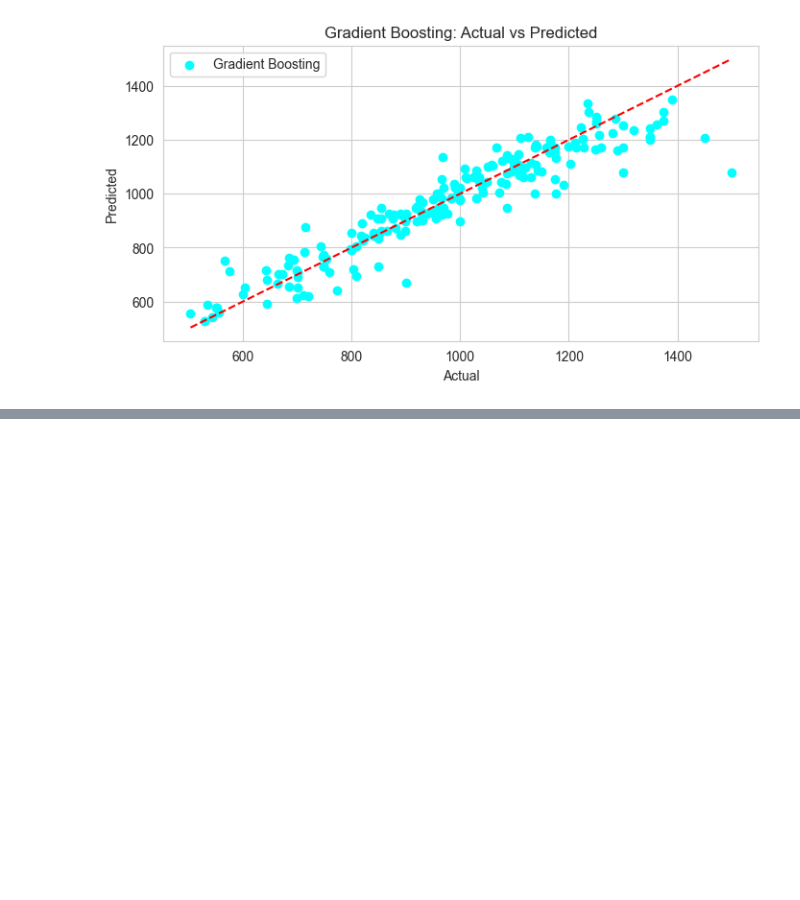
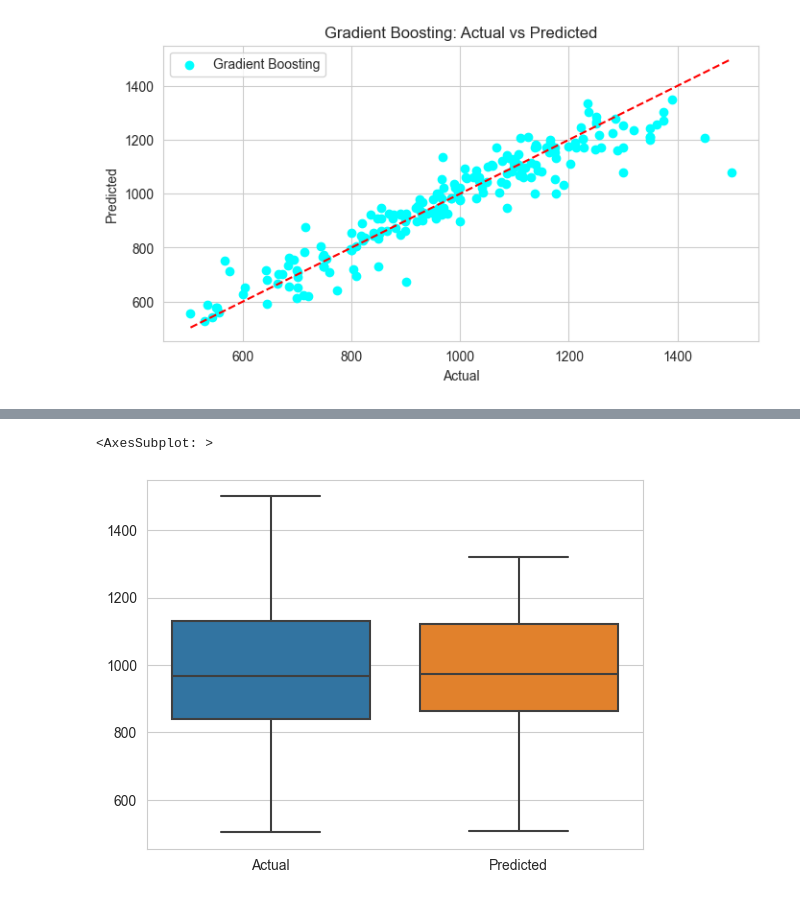
Before and after one commit to RamyaJha07/Berlin-Housing-Analysis, a Jupyter notebook: Berlin Housing Analysis.ipynb, the cells around one changed output, grey strips where cells are left out. Saved outputs shown, nothing was run; the diff lists cells and outputs as text; code cells hidden in the pictures; blank space fills up the shorter version.

```diff
--- a/Berlin Housing Analysis.ipynb
+++ b/Berlin Housing Analysis.ipynb
@@ -772,0 +790,4 @@ plt.show()
+# %%
+a = pd.DataFrame({'Actual': y2_test, 'Predicted':reg_predictions}) #an overview of actual vs predicted value
+df = a.reset_index(drop=True)
+df.head()
@@ -772,0 +801,5 @@ plt.show()
+# %%
+sns.boxplot(df)
+# %% [output]
+<AxesSubplot: >
+[figure, added]
```
Also changed, not shown: parts of 16 cells of this notebook.
